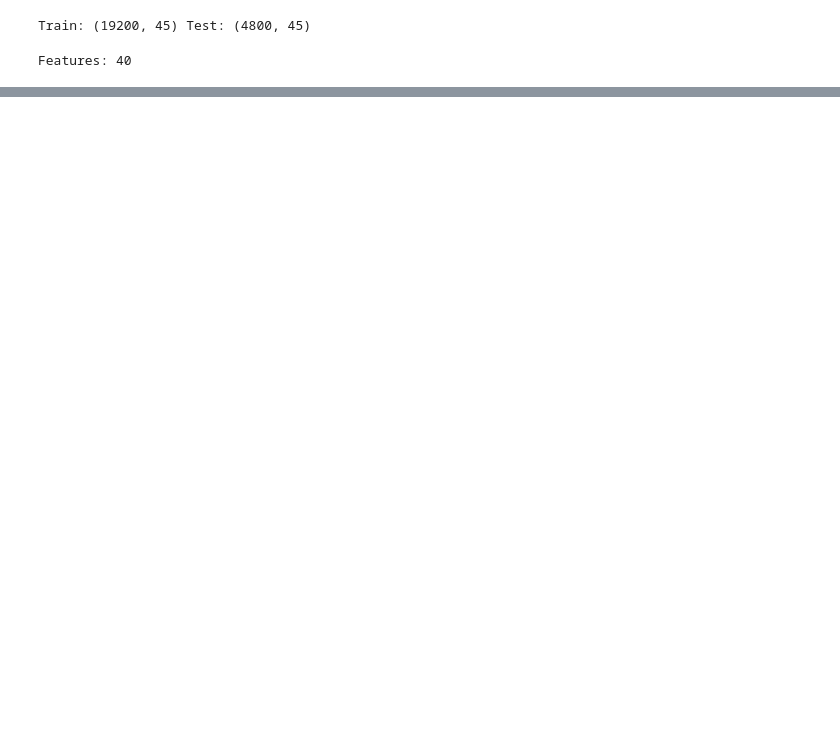
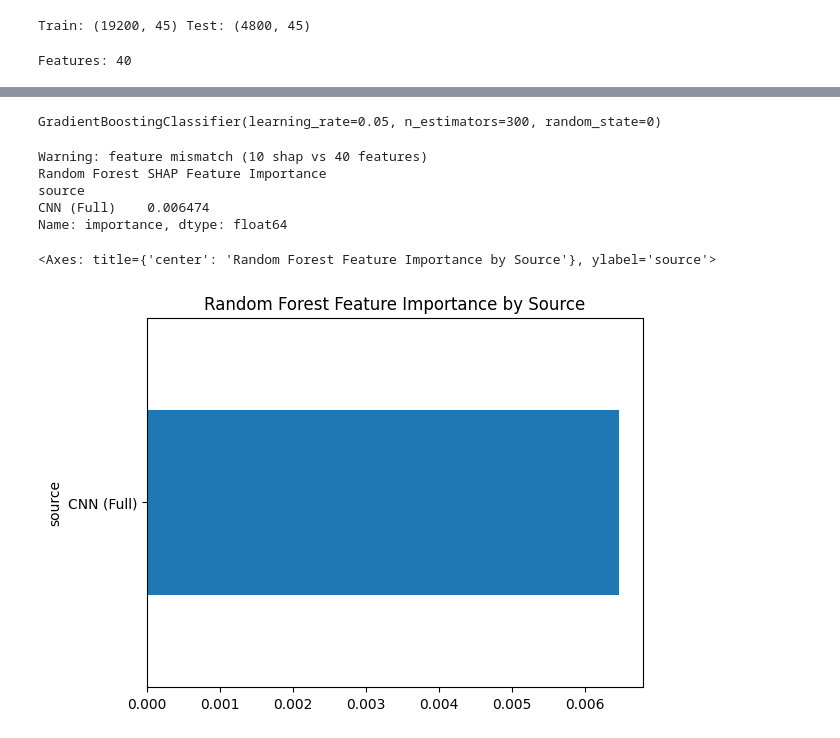
Before and after one commit to sssabere/Project_in_DataScience_Bayesian_DeepNeuralNetwork, a Jupyter notebook: Combine_CNN_BLR.ipynb, the cells around one changed output, grey strips where cells are left out. Drawn from its saved outputs; the diff is of its cells as text; code cells hidden in the pictures; blank space fills up the shorter version.

```diff
--- a/Combine_CNN_BLR.ipynb
+++ b/Combine_CNN_BLR.ipynb
@@ -510,0 +695,50 @@ display(results_df.style.format({
+# %%
+# Fit each meta-learner outside the function
+rf_model = RandomForestClassifier(n_estimators=200, max_depth=None, random_state=0)
+rf_model.fit(X_train, y_train)
+
+gbm_model = GradientBoostingClassifier(n_estimators=300, learning_rate=0.05, max_depth=3, random_state=0)
+gbm_model.fit(X_train, y_train)
+# %% [output]
+GradientBoostingClassifier(learning_rate=0.05, n_estimators=300, random_state=0)
+# %%
+## UNEXPECTED RESULTS - 10 SHAP FOUND VS 40 ??
+## Any way also to make it choose more often the BLR
+import shap
+
+# SHAP explainer
+explainer_rf = shap.TreeExplainer(rf_model)
+shap_values_rf = explainer_rf.shap_values(X_test)
+
+# Mean absolute SHAP values
+shap_values_rf_stacked = np.stack(shap_values_rf, axis=0)
+mean_abs_shap_rf = np.mean(np.abs(shap_values_rf_stacked), axis=(0, 1))  # shape: (n_features,)
+
+if len(mean_abs_shap_rf) != len(feature_cols):
+    print(f"Warning: feature mismatch ({len(mean_abs_shap_rf)} shap vs {len(feature_cols)} features)")
+    feature_cols = feature_cols[:len(mean_abs_shap_rf)]
+
+importance_df_rf = pd.DataFrame({
+    'feature': feature_cols,
+    'importance': mean_abs_shap_rf})
+
+# Group features by model and image type
+importance_df_rf['source'] = importance_df_rf['feature'].apply(
+    lambda f: (
+        'CNN (Full)' if 'cnn_full' in f else
+        'CNN (Drop)' if 'cnn_drop' in f else
+        'BLR (Full)' if 'blr_full' in f else
+        'BLR (Drop)' if 'blr_drop' in f else 'Other'))
+
+# Aggregate
+grouped_rf = importance_df_rf.groupby('source')['importance'].mean().sort_values(ascending=False)
+print("Random Forest SHAP Feature Importance")
+print(grouped_rf)
+# %% [output]
+Warning: feature mismatch (10 shap vs 40 features)
+Random Forest SHAP Feature Importance
+source
+CNN (Full)    0.006474
+Name: importance, dtype: float64
+<Axes: title={'center': 'Random Forest Feature Importance by Source'}, ylabel='source'>
+[figure, added]
```
Also changed, not shown: parts of 26 cells of this notebook.
